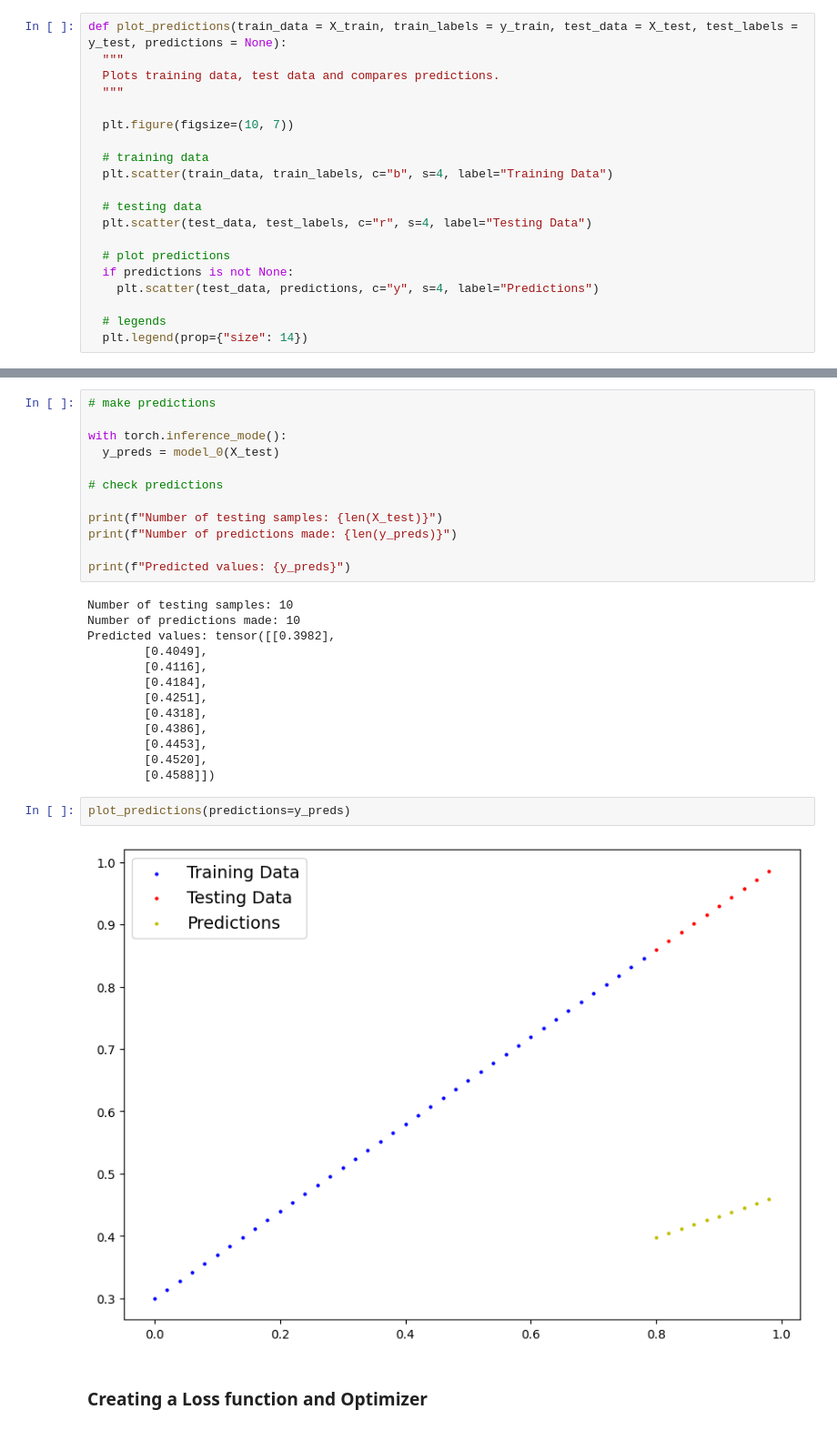
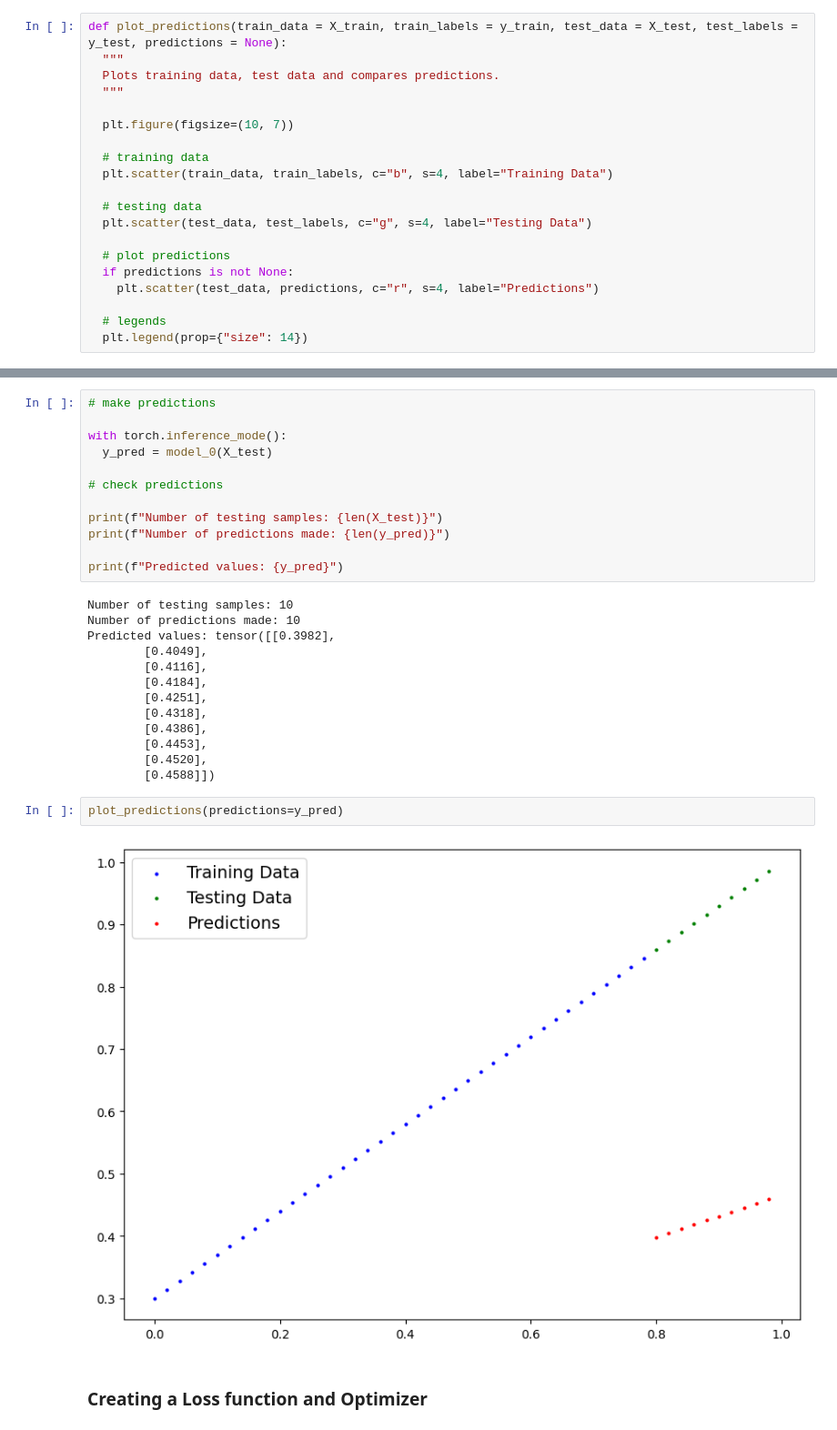
Before and after one commit to mrdbcse/deep-learning-pytorch, a Jupyter notebook: pytorch_workflow.ipynb, the cells around one changed output, grey strips where cells are left out. Shown at 91% size. Drawn from its saved outputs; the diff is of its cells as text.

```diff
--- a/pytorch_workflow.ipynb
+++ b/pytorch_workflow.ipynb
@@ -103,11 +103,11 @@ def plot_predictions(train_data = X_train, train_labels = y_train, test_data = X
   plt.scatter(train_data, train_labels, c="b", s=4, label="Training Data")
 
   # testing data
-  plt.scatter(test_data, test_labels, c="r", s=4, label="Testing Data")
+  plt.scatter(test_data, test_labels, c="g", s=4, label="Testing Data")
 
   # plot predictions
   if predictions is not None:
-    plt.scatter(test_data, predictions, c="y", s=4, label="Predictions")
+    plt.scatter(test_data, predictions, c="r", s=4, label="Predictions")
 
   # legends
   plt.legend(prop={"size": 14})
@@ -149,14 +149,14 @@ OrderedDict([('weights', tensor([0.3367])), ('bias', tensor([0.1288]))])
 # make predictions
 
 with torch.inference_mode():
-  y_preds = model_0(X_test)
+  y_pred = model_0(X_test)
 
 # check predictions
 
 print(f"Number of testing samples: {len(X_test)}")
-print(f"Number of predictions made: {len(y_preds)}")
+print(f"Number of predictions made: {len(y_pred)}")
 
-print(f"Predicted values: {y_preds}")
+print(f"Predicted values: {y_pred}")
 # %% [output]
 Number of testing samples: 10
 Number of predictions made: 10
@@ -171,9 +171,9 @@ Predicted values: tensor([[0.3982],
         [0.4520],
         [0.4588]])
 # %%
-plot_predictions(predictions=y_preds)
+plot_predictions(predictions=y_pred)
 # %% [output]
-[figure, old version]
+[figure, new version]
 # %% [markdown]
 ### Creating a Loss function and Optimizer
 # %%
```
Also changed, not shown: parts of 12 cells of this notebook.
